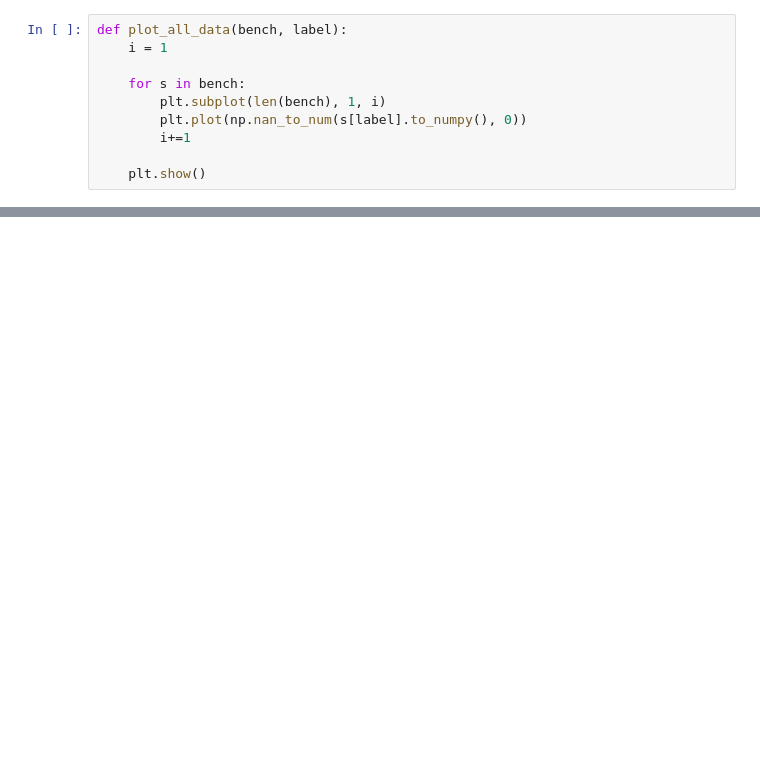
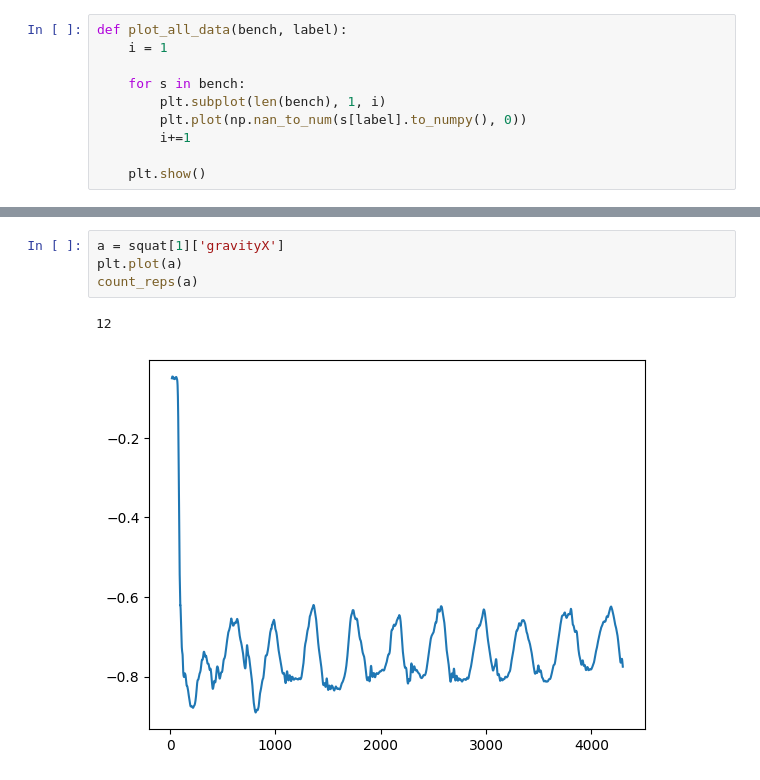
Before and after one commit to NealC17/senior_design, a Jupyter notebook: real_data.ipynb, the cells around one changed output, grey strips where cells are left out. Saved outputs shown, nothing was run; the diff lists cells and outputs as text; blank space fills up the shorter version.

```diff
--- a/real_data.ipynb
+++ b/real_data.ipynb
@@ -257,0 +284,7 @@ plot_all_data(bench, 'rotationRateX')
+# %%
+a = squat[1]['gravityX']
+plt.plot(a)
+count_reps(a)
+# %% [output]
+12
+[figure, added]
```
Also changed, not shown: parts of 13 cells of this notebook, 42 other files.
